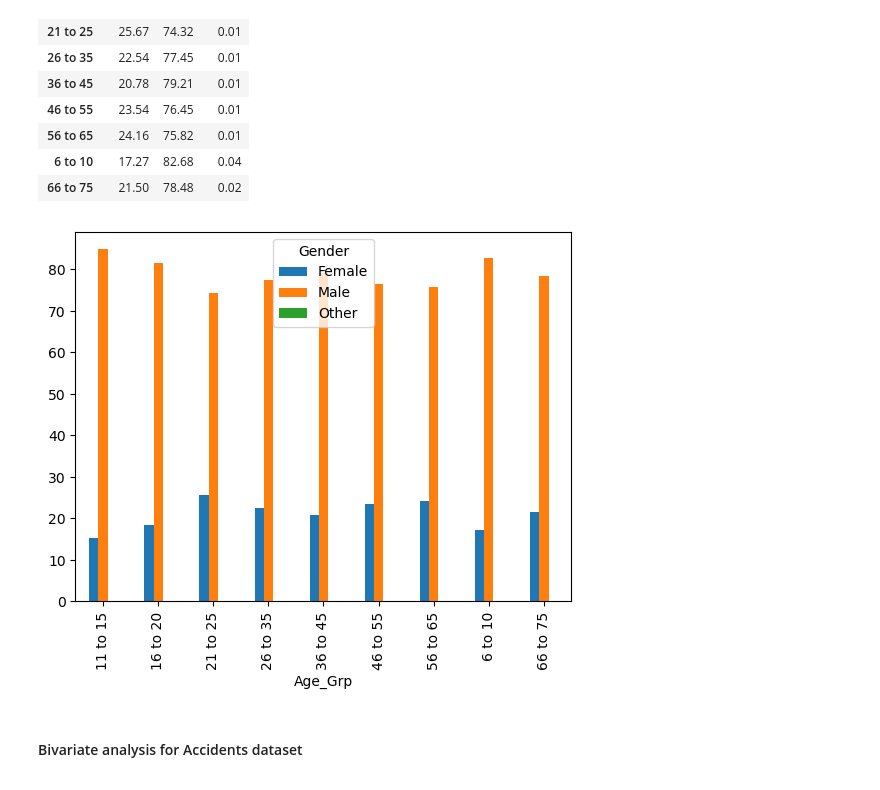
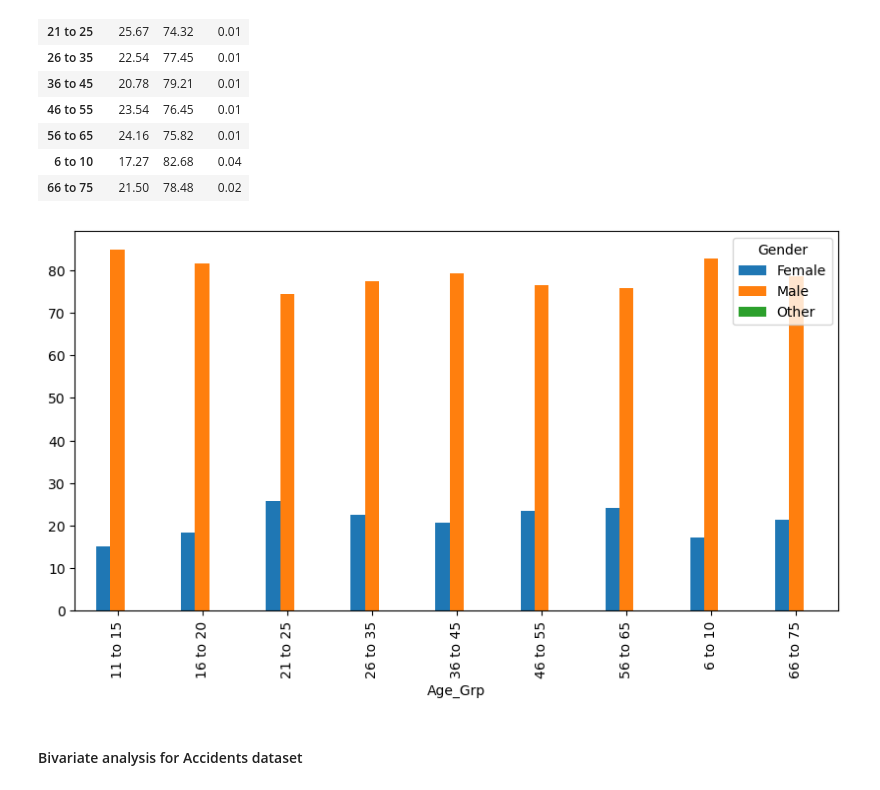
Before and after one commit to mchase007/EDA_UK_Bicycle_Accidents_1979_2018, a Jupyter notebook: EDA_BicycleAccidents.ipynb, the cells around one changed output. Saved outputs shown, nothing was run; the diff lists cells and outputs as text; code cells hidden in the pictures.

```diff
--- a/EDA_BicycleAccidents.ipynb
+++ b/EDA_BicycleAccidents.ipynb
@@ -113,11 +113,6 @@ def get_count_percent(df,df_col):
 # check_normality(df['column'], 'column')
 def check_normality(data, column_name):
     """Comprehensive normality check"""
-
-    print(f"\n{'='*50}")
-    print(f"Normality Tests for: {column_name}")
-    print(f"{'='*50}")
-
     # 1. Shapiro-Wilk (best for n < 5000)
     stat, p = stats.shapiro(data)
     print(f"\nShapiro-Wilk Test:")
@@ -142,13 +137,19 @@ def check_normality(data, column_name):
 # Get frequency of crossed columns
 def count_cross_tabs(df,df_col_one,df_col_two):
     """Returns frequency of cross tabs"""
-    df = pd.crosstab(df[df_col_one],df[df_col_two])
+    index_list = [df[i] for i in df_col_one]
+    column_list = [df[x] for x in df_col_two]
+
+    df = pd.crosstab(index_list,column_list)
     return df
 
 # Get percentage of crossed columns
 def percent_cross_tabs(df,df_col_one,df_col_two):
     """Returns percentage of cross tabs"""
-    df = pd.crosstab(df[df_col_one],df[df_col_two], normalize='index') * 100
+    index_list = [df[i] for i in df_col_one]
+    column_list = [df[x] for x in df_col_two]
+
+    df = pd.crosstab(index_list,column_list,normalize='index') * 100
     return df
 
 # Get statistics of group by table
@@ -995,10 +996,10 @@ gender_age_group_percent_cross_table.round(2)
 | 66 to 75 | 21.50 | 78.48 | 0.02 |
 # %%
 # Barchart for age group and gender
-gender_age_group_percent_cross_table.plot(kind='bar')
+gender_age_group_percent_cross_table.plot(kind='bar', figsize=(10,5))
 plt.show()
 # %% [output]
-[figure, old version]
+[figure, new version]
 # %% [markdown]
 #### Bivariate analysis for Accidents dataset
 # %%
```
Also changed, not shown: parts of 12 cells of this notebook.
